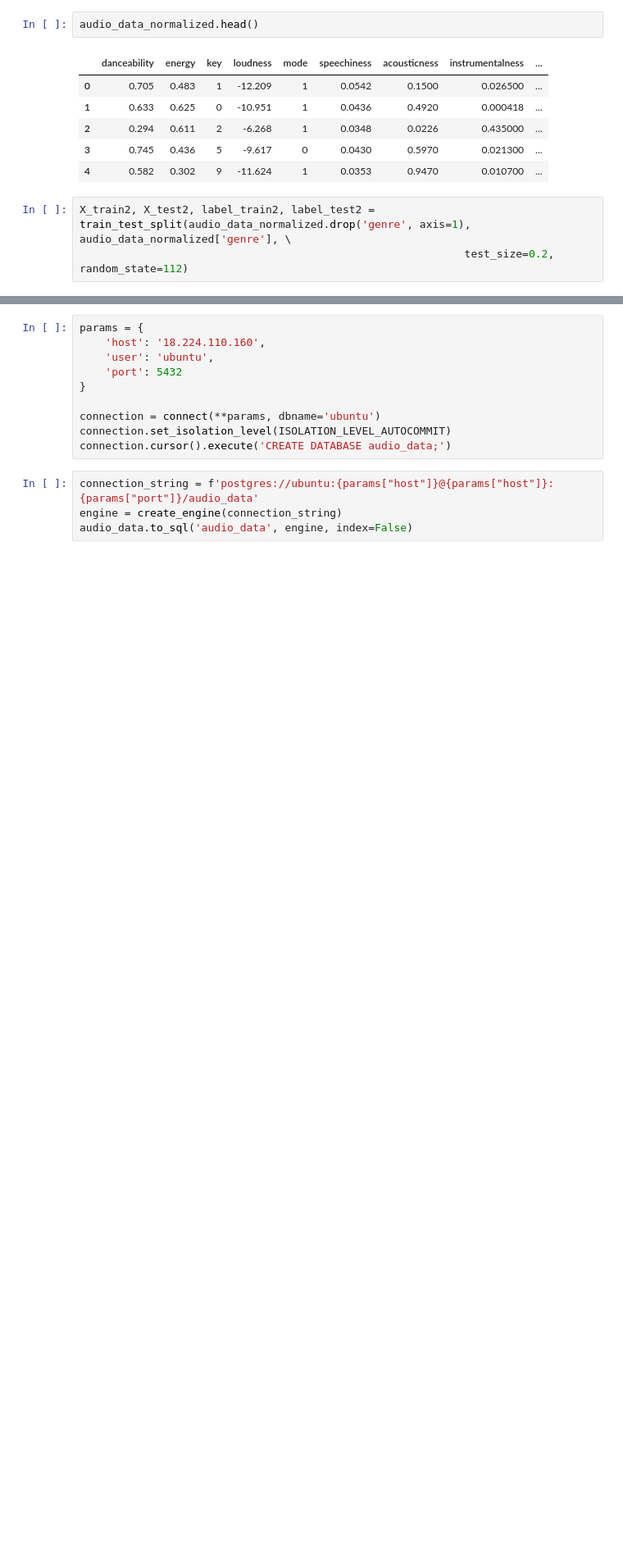
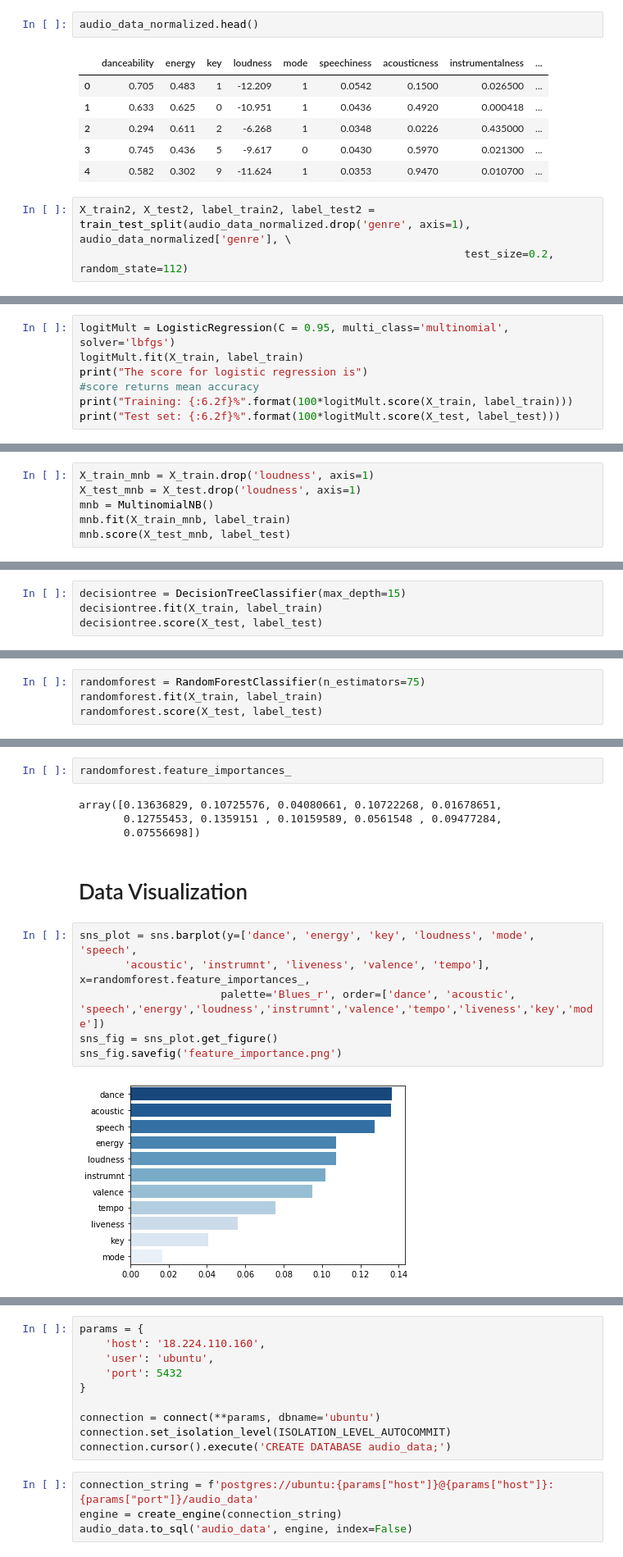
Before and after one commit to Ydu/genre_prediction, a Jupyter notebook: first_genre_classification.ipynb, the cells around one changed output, grey strips where cells are left out. Shown at 82% size. Drawn from its saved outputs; the diff is of its cells as text; blank space fills up the shorter version.

```diff
--- a/first_genre_classification.ipynb
+++ b/first_genre_classification.ipynb
@@ -588,0 +448,7 @@ ValueError: X.shape[1] = 1 should be equal to 11, the number of features at trai
+# %%
+logitMult = LogisticRegression(C = 0.95, multi_class='multinomial', solver='lbfgs')
+logitMult.fit(X_train, label_train)
+print("The score for logistic regression is")
+#score returns mean accuracy
+print("Training: {:6.2f}%".format(100*logitMult.score(X_train, label_train)))
+print("Test set: {:6.2f}%".format(100*logitMult.score(X_test, label_test)))
@@ -588,0 +459,6 @@ ValueError: X.shape[1] = 1 should be equal to 11, the number of features at trai
+# %%
+X_train_mnb = X_train.drop('loudness', axis=1)
+X_test_mnb = X_test.drop('loudness', axis=1)
+mnb = MultinomialNB()
+mnb.fit(X_train_mnb, label_train)
+mnb.score(X_test_mnb, label_test)
@@ -588,0 +487,4 @@ ValueError: X.shape[1] = 1 should be equal to 11, the number of features at trai
+# %%
+decisiontree = DecisionTreeClassifier(max_depth=15)
+decisiontree.fit(X_train, label_train)
+decisiontree.score(X_test, label_test)
@@ -588,0 +498,4 @@ ValueError: X.shape[1] = 1 should be equal to 11, the number of features at trai
+# %%
+randomforest = RandomForestClassifier(n_estimators=75)
+randomforest.fit(X_train, label_train)
+randomforest.score(X_test, label_test)
@@ -588,0 +539,16 @@ ValueError: X.shape[1] = 1 should be equal to 11, the number of features at trai
+# %%
+randomforest.feature_importances_
+# %% [output]
+array([0.13636829, 0.10725576, 0.04080661, 0.10722268, 0.01678651,
+       0.12755453, 0.1359151 , 0.10159589, 0.0561548 , 0.09477284,
+       0.07556698])
+# %% [markdown]
+# Data Visualization
+# %%
+sns_plot = sns.barplot(y=['dance', 'energy', 'key', 'loudness', 'mode', 'speech',
+       'acoustic', 'instrumnt', 'liveness', 'valence', 'tempo'], x=randomforest.feature_importances_,
+                      palette='Blues_r', order=['dance', 'acoustic', 'speech','energy','loudness','instrumnt','valence','tempo','liveness','key','mode'])
+sns_fig = sns_plot.get_figure()
+sns_fig.savefig('feature_importance.png')
+# %% [output]
+[figure, added]
```
Also changed, not shown: parts of 58 cells of this notebook.
